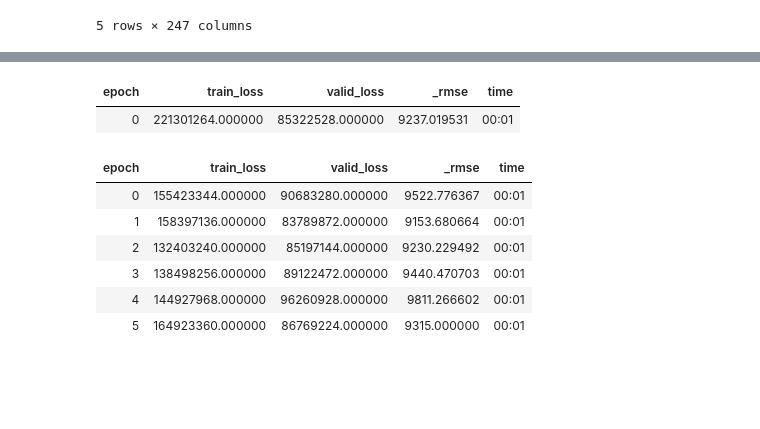
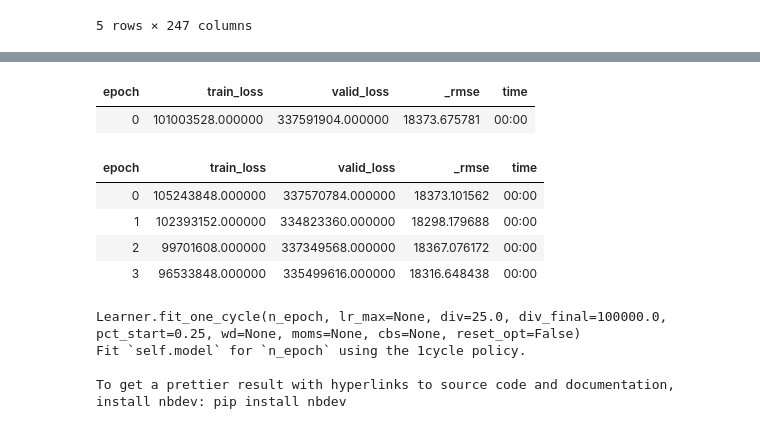
Before and after one commit to AndreaOmodeo/colab, a Jupyter notebook: Try1.ipynb, the cells around one changed output, grey strips where cells are left out. Cells and saved outputs as stored; diff of their text form; code cells hidden in the pictures; blank space fills up the shorter version.

```diff
--- a/Try1.ipynb
+++ b/Try1.ipynb
@@ -50,6 +50,6 @@ dls = TabularDataLoaders.from_csv(input_file, path=path, y_names="IMPORTO_CCC",
                                     'passivo'
                                     ],
                                   procs = [Categorify, FillMissing, Normalize],
-                                  bs=16)
+                                  bs=32)
 
 learn = tabular_learner(dls, metrics=rmse, loss_func=F.mse_loss)
@@ -70,12 +113,17 @@ learn.fit_one_cycle(10)
 # %%
-learn.fine_tune(6)
+learn.fine_tune(4)
 # %% [output]
 | epoch | train_loss | valid_loss | _rmse | time |
-| 0 | 221301264.000000 | 85322528.000000 | 9237.019531 | 00:01 |
+| 0 | 101003528.000000 | 337591904.000000 | 18373.675781 | 00:00 |
 | epoch | train_loss | valid_loss | _rmse | time |
-| 0 | 155423344.000000 | 90683280.000000 | 9522.776367 | 00:01 |
-| 1 | 158397136.000000 | 83789872.000000 | 9153.680664 | 00:01 |
-| 2 | 132403240.000000 | 85197144.000000 | 9230.229492 | 00:01 |
-| 3 | 138498256.000000 | 89122472.000000 | 9440.470703 | 00:01 |
-| 4 | 144927968.000000 | 96260928.000000 | 9811.266602 | 00:01 |
-| 5 | 164923360.000000 | 86769224.000000 | 9315.000000 | 00:01 |
+| 0 | 105243848.000000 | 337570784.000000 | 18373.101562 | 00:00 |
+| 1 | 102393152.000000 | 334823360.000000 | 18298.179688 | 00:00 |
+| 2 | 99701608.000000 | 337349568.000000 | 18367.076172 | 00:00 |
+| 3 | 96533848.000000 | 335499616.000000 | 18316.648438 | 00:00 |
+# %%
+doc(learn.fit_one_cycle)
+# %% [output]
+Learner.fit_one_cycle(n_epoch, lr_max=None, div=25.0, div_final=100000.0, pct_start=0.25, wd=None, moms=None, cbs=None, reset_opt=False)
+Fit `self.model` for `n_epoch` using the 1cycle policy.
+
+To get a prettier result with hyperlinks to source code and documentation, install nbdev: pip install nbdev
```
Also changed, not shown: parts of 6 cells of this notebook.
